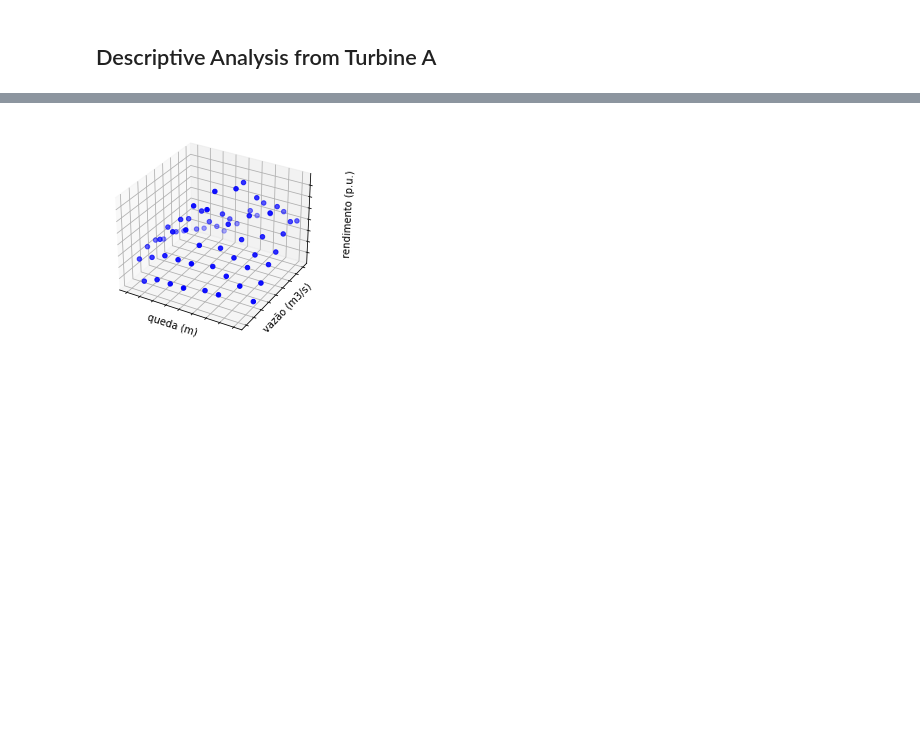
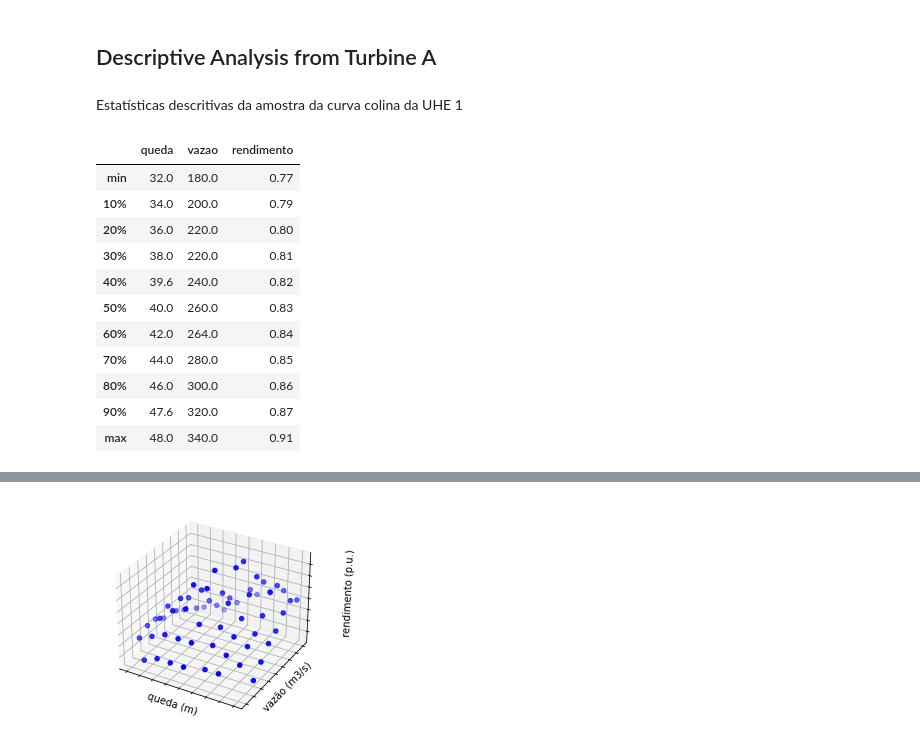
Before and after one commit to ClaudioSiervi/hydroelectric-efficiency-curve-estimation, a Jupyter notebook: notebooks/analysis/descriptive/turbine_A.ipynb, the cells around one changed output, grey strips where cells are left out. Drawn from its saved outputs; the diff is of its cells as text; code cells hidden in the pictures; blank space fills up the shorter version.

```diff
--- a/notebooks/analysis/descriptive/turbine_A.ipynb
+++ b/notebooks/analysis/descriptive/turbine_A.ipynb
@@ -6,0 +13,20 @@ warnings.filterwarnings('ignore')
+# %% [markdown]
+Estatísticas descritivas da amostra da curva colina da UHE 1
+# %%
+turbine = Turbine()
+
+
+turbine.position_measures
+# %% [output]
+|  | queda | vazao | rendimento |
+| min | 32.0 | 180.0 | 0.77 |
+| 10% | 34.0 | 200.0 | 0.79 |
+| 20% | 36.0 | 220.0 | 0.80 |
+| 30% | 38.0 | 220.0 | 0.81 |
+| 40% | 39.6 | 240.0 | 0.82 |
+| 50% | 40.0 | 260.0 | 0.83 |
+| 60% | 42.0 | 264.0 | 0.84 |
+| 70% | 44.0 | 280.0 | 0.85 |
+| 80% | 46.0 | 300.0 | 0.86 |
+| 90% | 47.6 | 320.0 | 0.87 |
+| max | 48.0 | 340.0 | 0.91 |
```
Also changed, not shown: parts of 13 cells of this notebook.
